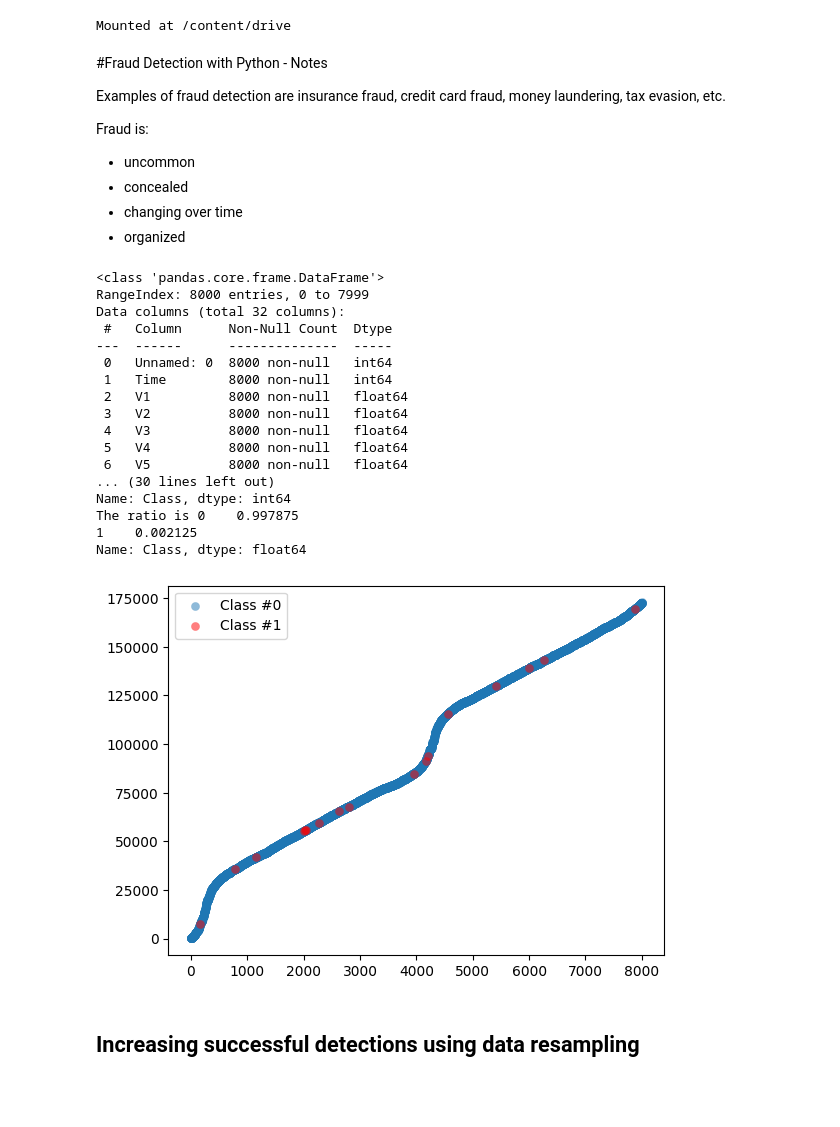
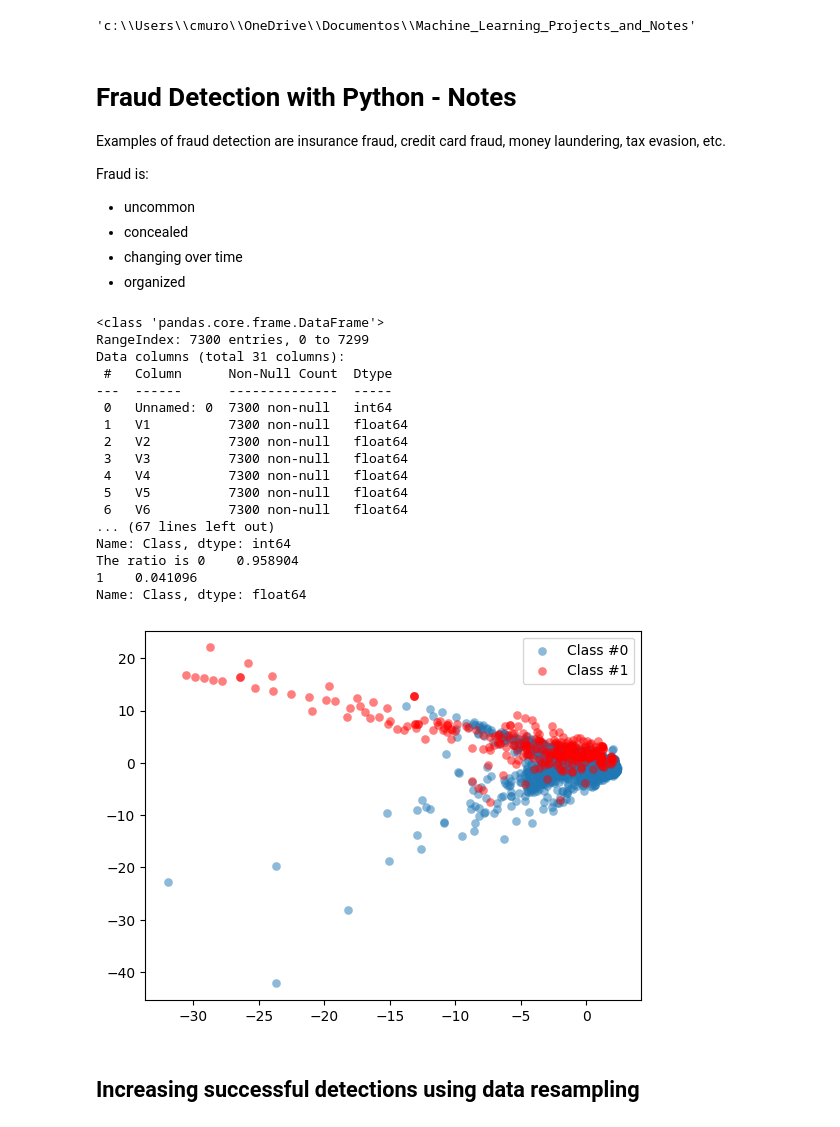
Before and after one commit to cmuro27/Machine_Learning_Projects_and_Notes, a Jupyter notebook: Project_fraud_detection_unsupervised.ipynb, the cells around one changed output. Cells and saved outputs as stored; diff of their text form; code cells hidden in the pictures; blank space fills up the shorter version.

```diff
--- a/Project_fraud_detection_unsupervised.ipynb
+++ b/Project_fraud_detection_unsupervised.ipynb
@@ -1,10 +1,10 @@
-# %%
-from google.colab import drive
-drive.mount('/content/drive')
-# %% [output]
-Mounted at /content/drive
+# %%
+import os
+os.getcwd()
+# %% [output]
+'c:\\Users\\cmuro\\OneDrive\\Documentos\\Machine_Learning_Projects_and_Notes'
 # %% [markdown]
-#Fraud Detection with Python - Notes
+# Fraud Detection with Python - Notes
 
 Examples of fraud detection are insurance fraud, credit card fraud, money laundering, tax evasion, etc.
 
@@ -16,48 +16,61 @@ Fraud is:
 # %%
 import pandas as pd
 import matplotlib.pyplot as plt
+import numpy as np
 
-df = pd.read_csv("/content/drive/MyDrive/Colab Notebooks/datasets/fraud_detection_datacamp/creditcard_sampledata.csv")
+df_1 = pd.read_csv("datasets/fraud_detection_datacamp/chapter_2/creditcard_sampledata_2.csv")
+print(df_1.info())
+
+df = df_1.drop('Unnamed: 0', axis=1)
+
 print(df.info())
 
 occ = df["Class"].value_counts()
 
+
 print(occ)
 
 print('The ratio is', occ/df.count()[0])
 # %% [output]
 <class 'pandas.core.frame.DataFrame'>
-RangeIndex: 8000 entries, 0 to 7999
-Data columns (total 32 columns):
+RangeIndex: 7300 entries, 0 to 7299
+Data columns (total 31 columns):
  #   Column      Non-Null Count  Dtype
 ---  ------      --------------  -----
- 0   Unnamed: 0  8000 non-null   int64
- 1   Time        8000 non-null   int64
- 2   V1          8000 non-null   float64
- 3   V2          8000 non-null   float64
- 4   V3          8000 non-null   float64
- 5   V4          8000 non-null   float64
- 6   V5          8000 non-null   float64
-... (30 lines left out)
+ 0   Unnamed: 0  7300 non-null   int64
+ 1   V1          7300 non-null   float64
+ 2   V2          7300 non-null   float64
+ 3   V3          7300 non-null   float64
+ 4   V4          7300 non-null   float64
+ 5   V5          7300 non-null   float64
+ 6   V6          7300 non-null   float64
+... (67 lines left out)
 Name: Class, dtype: int64
-The ratio is 0    0.997875
-1    0.002125
+The ratio is 0    0.958904
+1    0.041096
 Name: Class, dtype: float64
 # %%
 # Define a function to create a scatter plot of our data and labels
 def plot_data(X, y):
 	plt.scatter(X[y == 0, 0], X[y == 0, 1], label="Class #0", alpha=0.5, linewidth=0.15)
 	plt.scatter(X[y == 1, 0], X[y == 1, 1], label="Class #1", alpha=0.5, linewidth=0.15, c='r')
 	plt.legend()
 	return plt.show()
 
+def prep_data(df):
+    X = df.iloc[:, 1:29]
+    X = np.array(X).astype(np.float)
+    y = df.iloc[:, 29]
+    y=np.array(y).astype(np.float)
+    return X,y
+
 # Create X and y from the prep_data function
 X = df.loc[:, ~df.columns.isin(["Class"])].values
 y = df['Class'].values
 
 # Plot our data by running our plot data function on X and y
 plot_data(X,y)
 # %% [output]
-[figure, old version]
+[figure, new version]
 # %% [markdown]
 ## Increasing successful detections using data resampling
```
Also changed, not shown: parts of 13 cells of this notebook, 15 other files.
